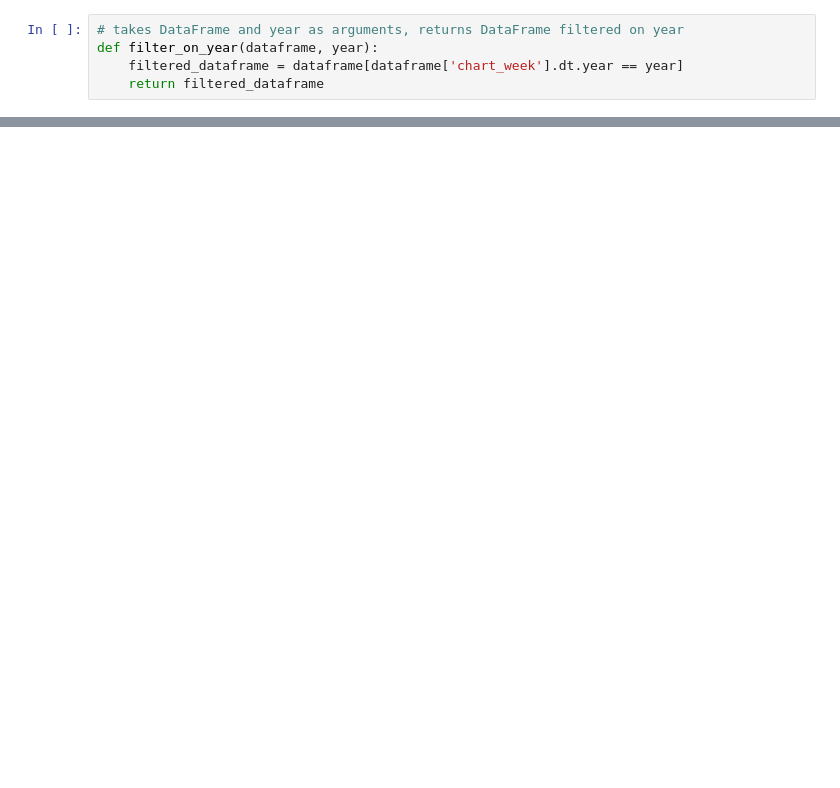
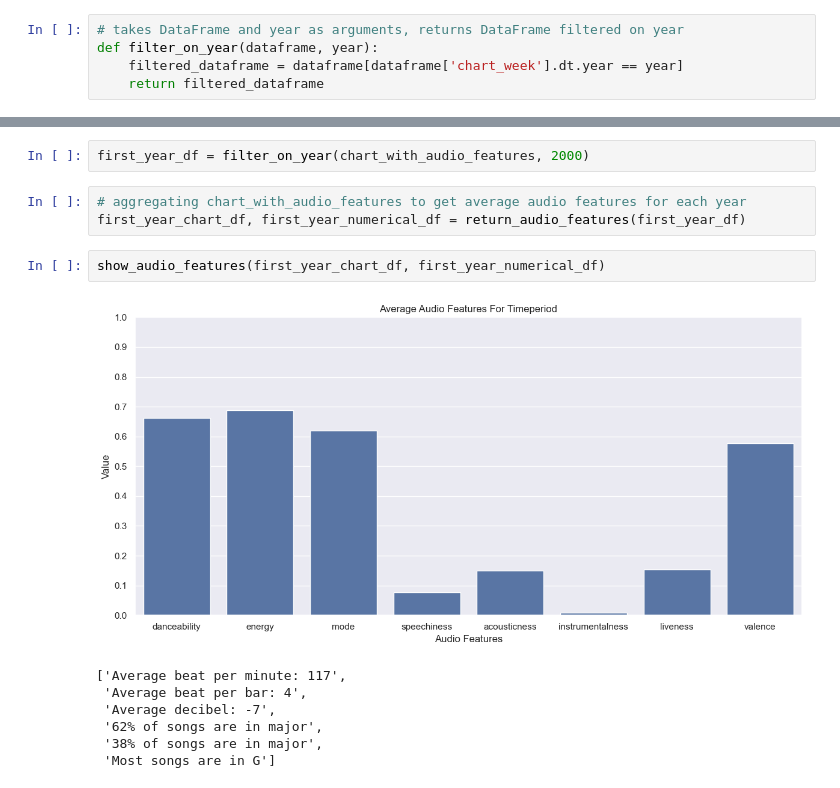
Before and after one commit to guillermocontp/recommendation-system, a Jupyter notebook: analysis.ipynb, the cells around one changed output, grey strips where cells are left out. Drawn from its saved outputs; the diff is of its cells as text; blank space fills up the shorter version.

```diff
--- a/analysis.ipynb
+++ b/analysis.ipynb
@@ -1563,0 +1514,15 @@ show_audio_features(chart_data_test, numerical_data_test)
+# %%
+first_year_df = filter_on_year(chart_with_audio_features, 2000)
+# %%
+# aggregating chart_with_audio_features to get average audio features for each year
+first_year_chart_df, first_year_numerical_df = return_audio_features(first_year_df)
+# %%
+show_audio_features(first_year_chart_df, first_year_numerical_df)
+# %% [output]
+[figure, added]
+['Average beat per minute: 117',
+ 'Average beat per bar: 4',
+ 'Average decibel: -7',
+ '62% of songs are in major',
+ '38% of songs are in major',
+ 'Most songs are in G']
```
Also changed, not shown: parts of 158 cells of this notebook, 3 other files.
